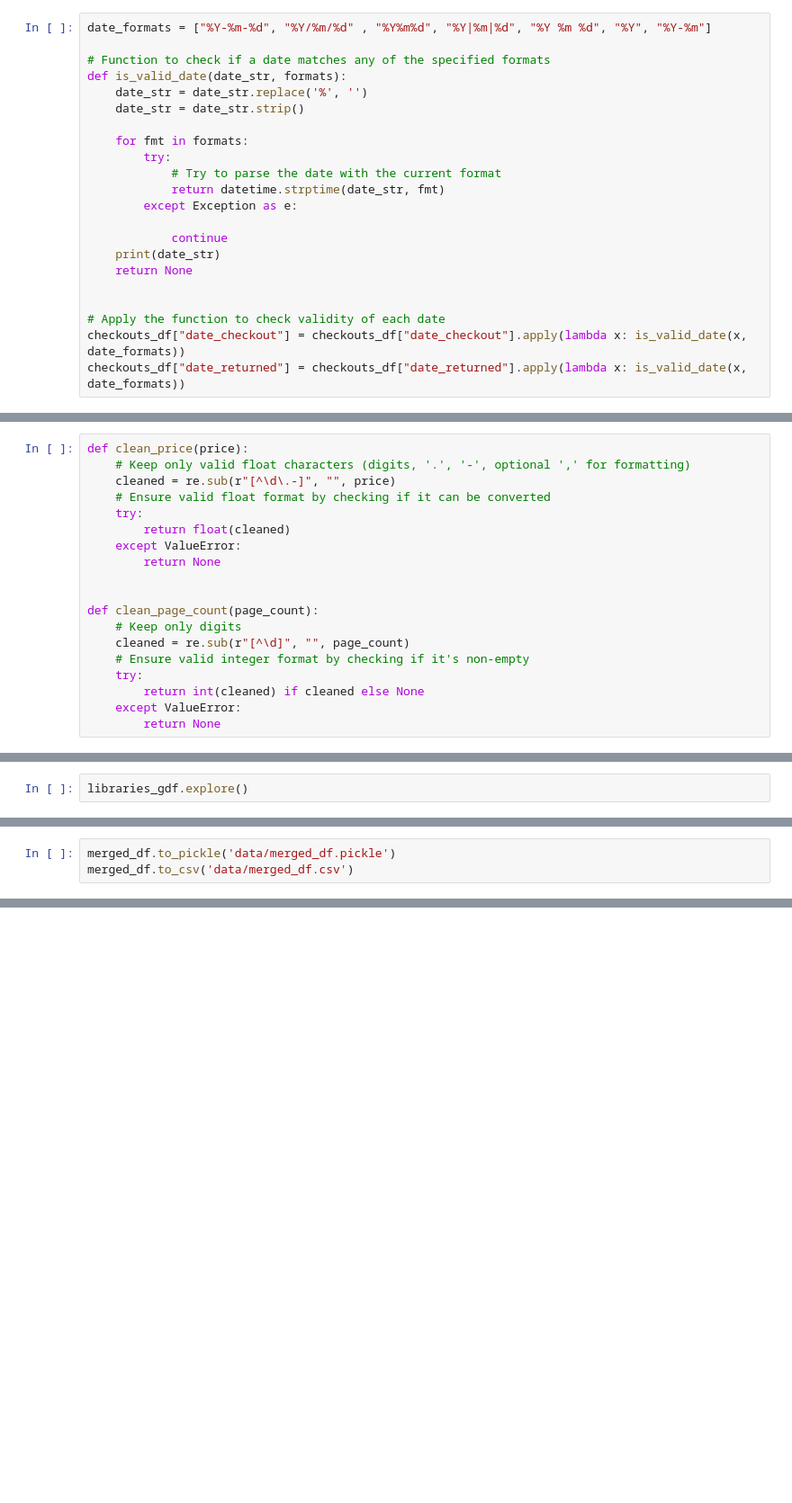
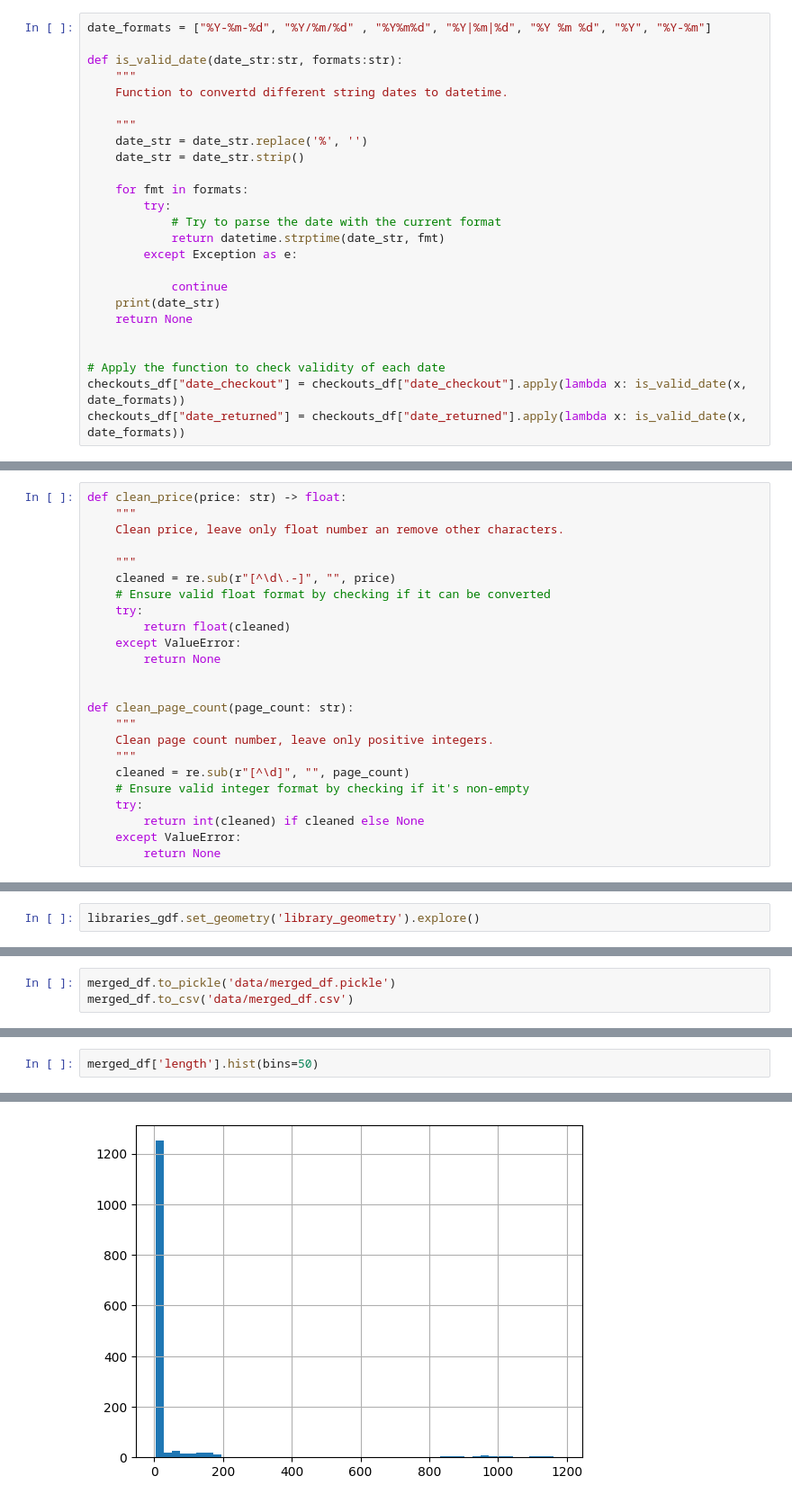
Before and after one commit to homoludens/library_example, a Jupyter notebook: library_eda.ipynb, the cells around one changed output, grey strips where cells are left out. Shown at 90% size. Saved outputs shown, nothing was run; the diff lists cells and outputs as text; blank space fills up the shorter version.

```diff
--- a/library_eda.ipynb
+++ b/library_eda.ipynb
@@ -88,8 +63,11 @@ We have many different date formats, dates in the past, dates in the future. Thi
 # %%
 date_formats = ["%Y-%m-%d", "%Y/%m/%d" , "%Y%m%d", "%Y|%m|%d", "%Y %m %d", "%Y", "%Y-%m"]
 
-# Function to check if a date matches any of the specified formats
-def is_valid_date(date_str, formats):
+def is_valid_date(date_str:str, formats:str):
+    """
+    Function to convertd different string dates to datetime.
+
+    """
     date_str = date_str.replace('%', '')
     date_str = date_str.strip()
 
@@ -194,8 +167,11 @@ Index(['book_id', 'book_title', 'book_authors', 'book_publisher',
        'book_publishedDate', 'book_categories', 'book_price', 'book_pages'],
       dtype='object')
 # %%
-def clean_price(price):
-    # Keep only valid float characters (digits, '.', '-', optional ',' for formatting)
+def clean_price(price: str) -> float:
+    """
+    Clean price, leave only float number an remove other characters.
+
+    """
     cleaned = re.sub(r"[^\d\.-]", "", price)
     # Ensure valid float format by checking if it can be converted
     try:
@@ -204,8 +180,10 @@ def clean_price(price):
         return None
 
 
-def clean_page_count(page_count):
-    # Keep only digits
+def clean_page_count(page_count: str):
+    """
+    Clean page count number, leave only positive integers.
+    """
     cleaned = re.sub(r"[^\d]", "", page_count)
     # Ensure valid integer format by checking if it's non-empty
     try:
@@ -650,5 +639,5 @@ libraries_gdf
 # %%
-libraries_gdf.explore()
+libraries_gdf.set_geometry('library_geometry').explore()
 # %% [output]
 [interactive output not drawn]
 # %% [markdown]
@@ -810,0 +824,3 @@ merged_df.to_csv('data/merged_df.csv')
+# %%
+merged_df['length'].hist(bins=50)
+# %% [output]
@@ -810,0 +828 @@ merged_df.to_csv('data/merged_df.csv')
+[figure, added]
```
Also changed, not shown: parts of 121 cells of this notebook.
